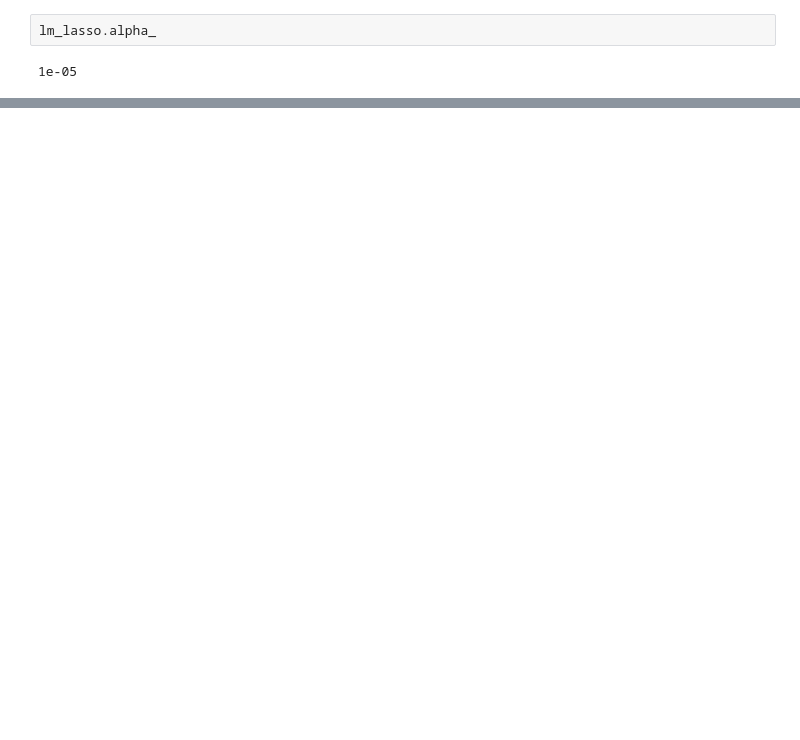
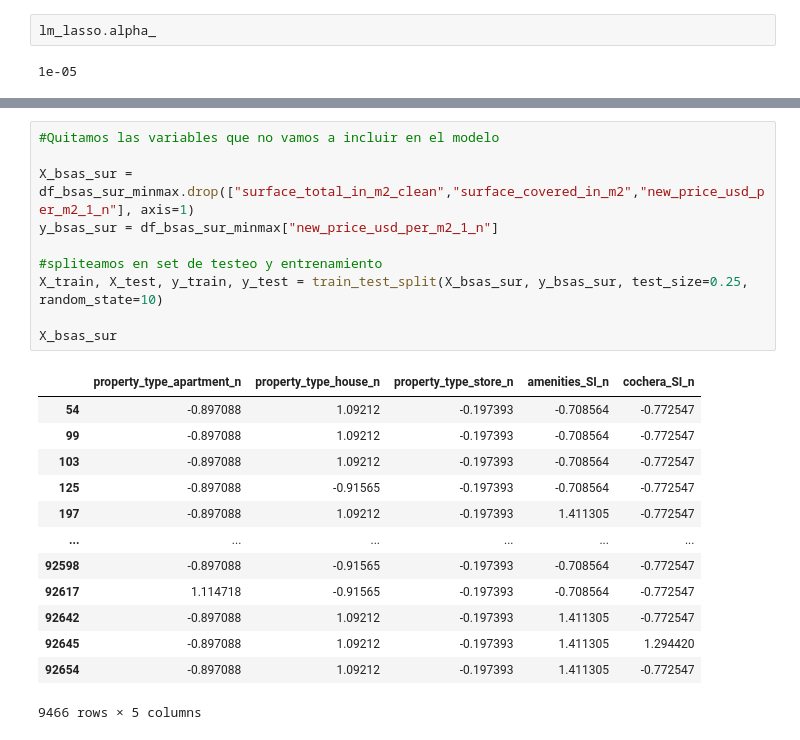
Before and after one commit to giustipatricio/grupo4-1120_ed_13, a Jupyter notebook: Entrega 2/Entrega 2.ipynb, the cells around one changed output, grey strips where cells are left out. Drawn from its saved outputs; the diff is of its cells as text; blank space fills up the shorter version.

```diff
--- a/Entrega 2/Entrega 2.ipynb
+++ b/Entrega 2/Entrega 2.ipynb
@@ -337,0 +462,24 @@ lm_lasso.alpha_
+# %%
+#Quitamos las variables que no vamos a incluir en el modelo
+
+X_bsas_sur = df_bsas_sur_minmax.drop(["surface_total_in_m2_clean","surface_covered_in_m2","new_price_usd_per_m2_1_n"], axis=1)
+y_bsas_sur = df_bsas_sur_minmax["new_price_usd_per_m2_1_n"]
+
+#spliteamos en set de testeo y entrenamiento
+X_train, X_test, y_train, y_test = train_test_split(X_bsas_sur, y_bsas_sur, test_size=0.25, random_state=10)
+
+X_bsas_sur
+# %% [output]
+|  | property_type_apartment_n | property_type_house_n | property_type_store_n | amenities_SI_n | cochera_SI_n |
+| 54 | -0.897088 | 1.09212 | -0.197393 | -0.708564 | -0.772547 |
+| 99 | -0.897088 | 1.09212 | -0.197393 | -0.708564 | -0.772547 |
+| 103 | -0.897088 | 1.09212 | -0.197393 | -0.708564 | -0.772547 |
+| 125 | -0.897088 | -0.91565 | -0.197393 | -0.708564 | -0.772547 |
+| 197 | -0.897088 | 1.09212 | -0.197393 | 1.411305 | -0.772547 |
+| ... | ... | ... | ... | ... | ... |
+| 92598 | -0.897088 | -0.91565 | -0.197393 | -0.708564 | -0.772547 |
+| 92617 | 1.114718 | -0.91565 | -0.197393 | -0.708564 | -0.772547 |
+| 92642 | -0.897088 | 1.09212 | -0.197393 | 1.411305 | -0.772547 |
+| 92645 | -0.897088 | 1.09212 | -0.197393 | 1.411305 | 1.294420 |
+| 92654 | -0.897088 | 1.09212 | -0.197393 | 1.411305 | -0.772547 |
+9466 rows × 5 columns
```
Also changed, not shown: parts of 18 cells of this notebook.
